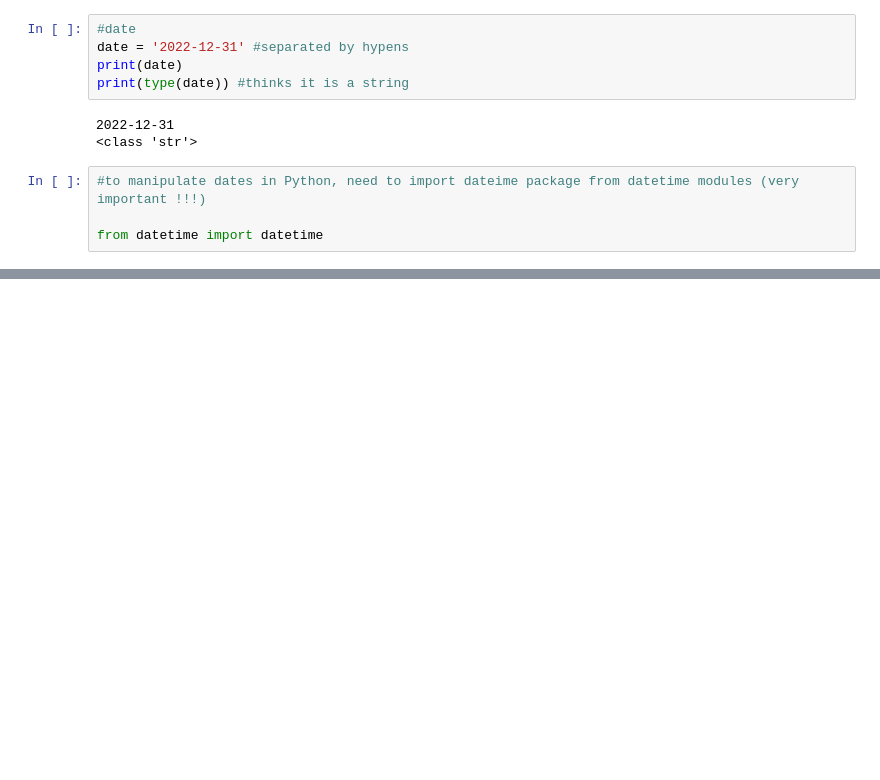
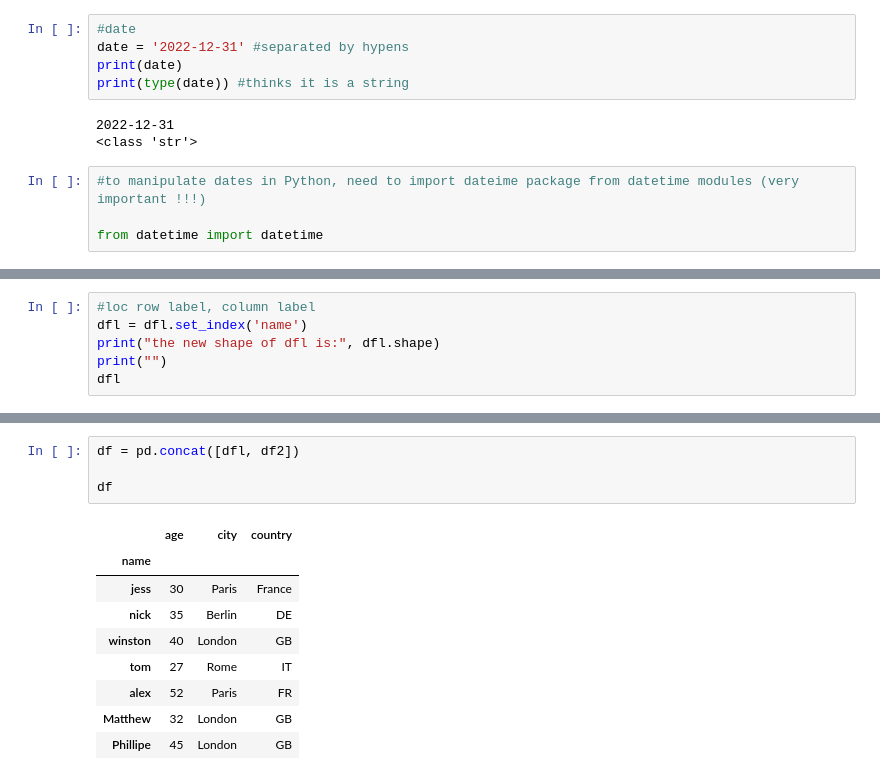
Before and after one commit to saunderson987/Python_excel_Automation, a Jupyter notebook: Python_Basics_Module_1_Practice.ipynb, the cells around one changed output, grey strips where cells are left out. Drawn from its saved outputs; the diff is of its cells as text; blank space fills up the shorter version.

```diff
--- a/Python_Basics_Module_1_Practice.ipynb
+++ b/Python_Basics_Module_1_Practice.ipynb
@@ -219,0 +567,6 @@ date
+# %%
+#loc row label, column label
+dfl = dfl.set_index('name')
+print("the new shape of dfl is:", dfl.shape)
+print("")
+dfl
@@ -219,0 +648,14 @@ date
+# %%
+df = pd.concat([dfl, df2])
+
+df
+# %% [output]
+|  | age | city | country |
+| name |  |  |  |
+| jess | 30 | Paris | France |
+| nick | 35 | Berlin | DE |
+| winston | 40 | London | GB |
+| tom | 27 | Rome | IT |
+| alex | 52 | Paris | FR |
+| Matthew | 32 | London | GB |
+| Phillipe | 45 | London | GB |
```
Also changed, not shown: parts of 78 cells of this notebook.
